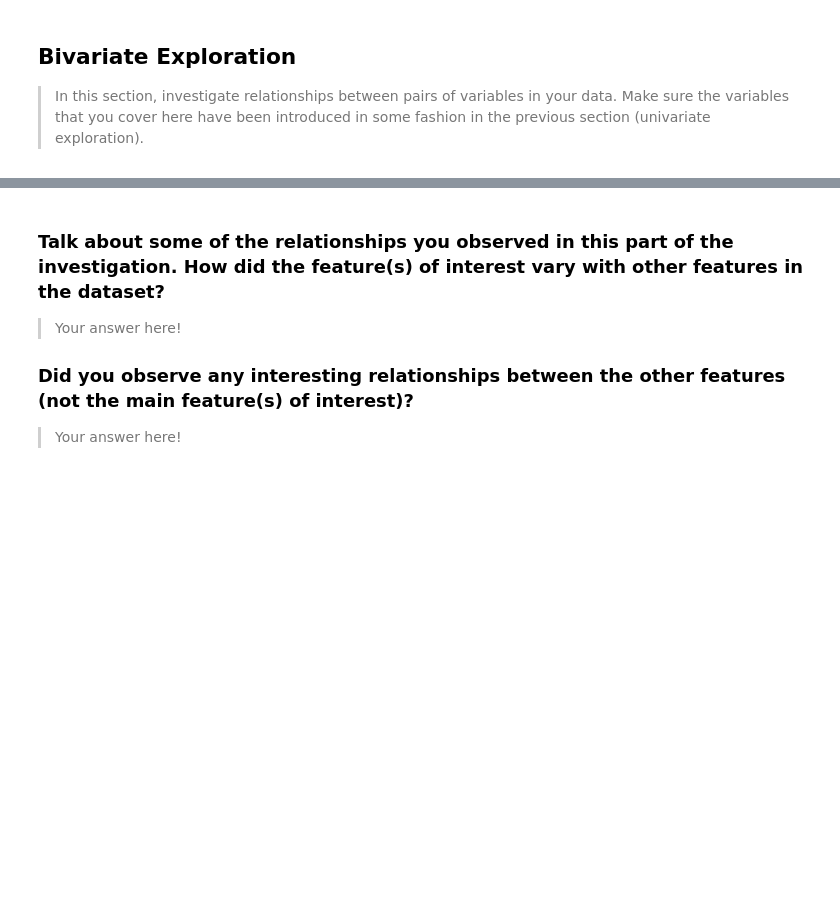
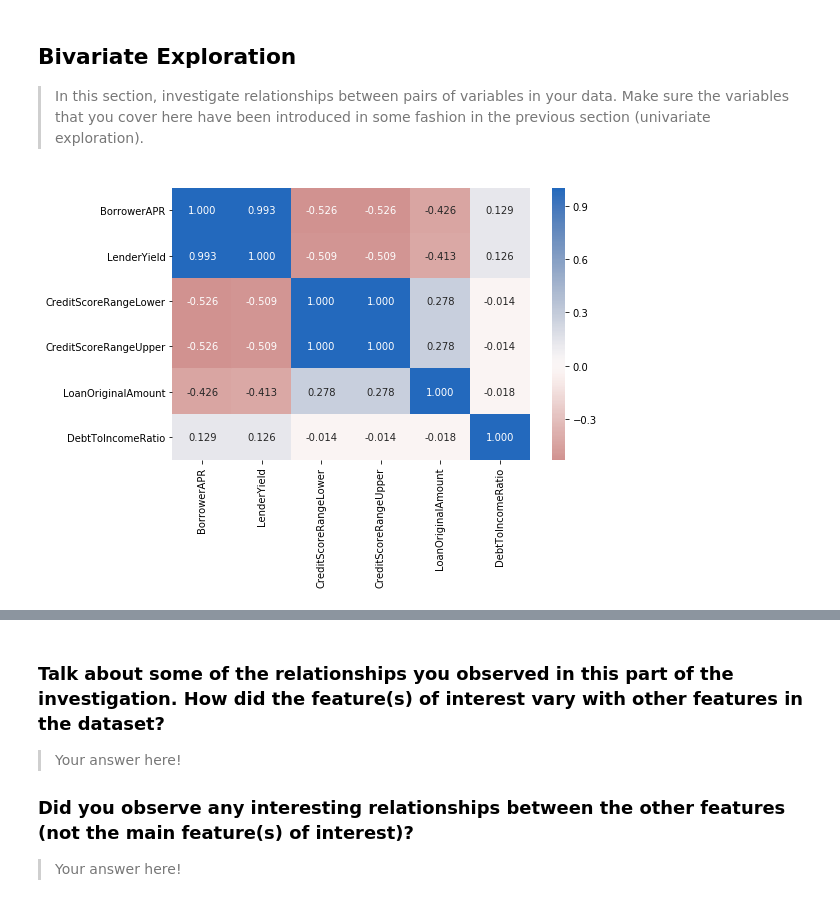
Before and after one commit to vijayelango/CommunicateDataFindings, a Jupyter notebook: exploration_template.ipynb, the cells around one changed output, grey strips where cells are left out. Cells and saved outputs as stored; diff of their text form; code cells hidden in the pictures; blank space fills up the shorter version.

```diff
--- a/exploration_template.ipynb
+++ b/exploration_template.ipynb
@@ -685,3 +502,18 @@ you plan on investigating next.
 > In this section, investigate relationships between pairs of variables in your
 data. Make sure the variables that you cover here have been introduced in some
 fashion in the previous section (univariate exploration).
+# %%
+numeric_vars = ['BorrowerAPR','LenderYield','CreditScoreRangeLower','CreditScoreRangeUpper','LoanOriginalAmount','DebtToIncomeRatio']
+categoric_vars = ['ProsperScore', 'LoanStatus', 'BorrowerState','LoanOriginationQuarter']
+
+# 'BorrowerAPR','LenderYield'
+# ListingCategory,BorrowerState, Term, ProsperScore, LoanStatus,CreditScoreRangeLower,CreditScoreRangeUpper,
+# DebtToIncomeRatio,StatedMonthlyIncome,LoanOriginalAmount,OpenRevolvingMonthlyPayment
+# %%
+# correlation plot
+plt.figure(figsize = [8, 5])
+sb.heatmap(df1[numeric_vars].corr(), annot = True, fmt = '.3f',
+           cmap = 'vlag_r', center = 0)
+plt.show()
+# %% [output]
+[figure, added]
```
Also changed, not shown: parts of 33 cells of this notebook.
